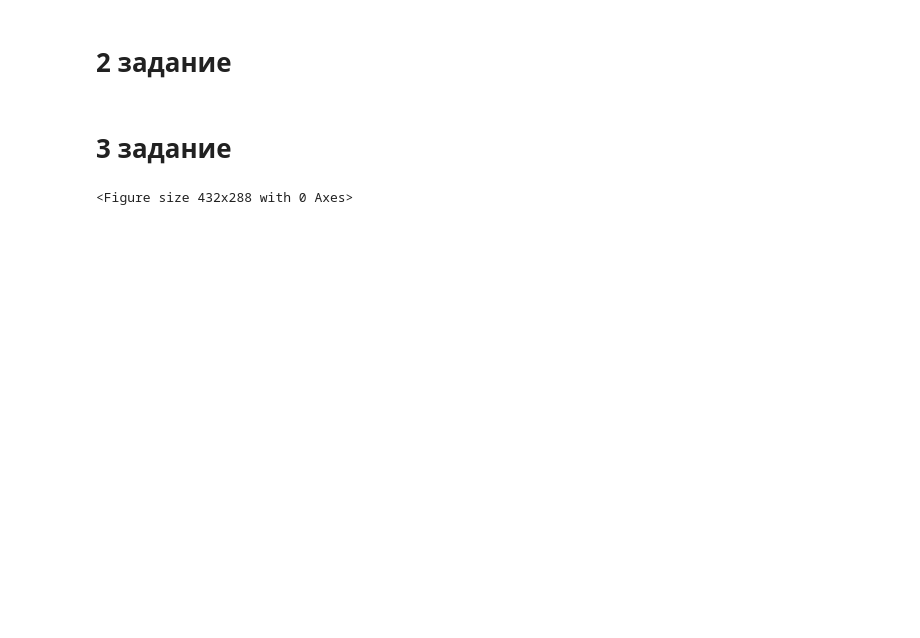
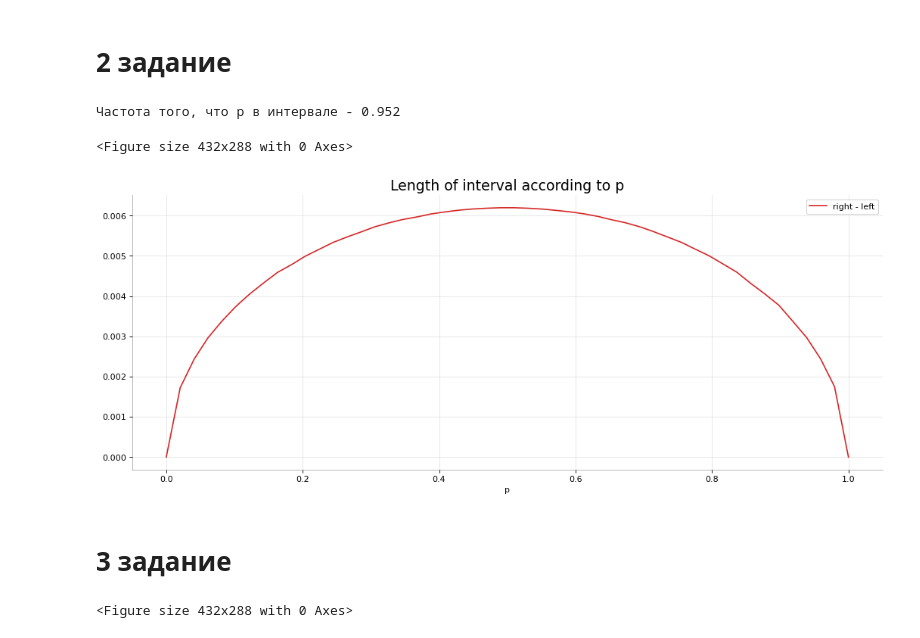
Before and after one commit to Hlibisev/statistics_course, a Jupyter notebook: MHW1.ipynb, the cells around one changed output. Cells and saved outputs as stored; diff of their text form; code cells hidden in the pictures; blank space fills up the shorter version.

```diff
--- a/MHW1.ipynb
+++ b/MHW1.ipynb
@@ -58,5 +60,48 @@ plot("P(|teta_n - teta| < epsilon)", prob[3:], cheb[3:],
 # %% [markdown]
 # 2 задание
+# %%
+from scipy.stats import norm, binom
+
+def confidence_interval(X, gamma, m = None):
+    if m is None:
+        # Посчитаем m с помощью метода моментов
+        m = X.mean() / (1 - X.var() / X.mean())
+
+    freq = X.mean() / m
+    border = norm.ppf((1 + gamma) / 2) * np.sqrt(freq * (1 - freq)) / np.sqrt(len(X) * m)
+    return freq - border, freq + border
+
+# Сгенерируем выборку
+m, p = 1000, 0.3
+gamma = 0.95
+n = 100
+num_samples = 1000
+X = binom(m, p).rvs(n)
+
+# Считаем частоту попадания в доверительный интервал
+count = 0
+for i in tqdm.tqdm(range(num_samples)):
+    X = binom(m, p).rvs(n)
+    left, right = confidence_interval(X, gamma, m)
+    if left <= p <= right:
+        count += 1
+
+print(f"Частота того, что p в интервале - {count / num_samples}")
+# %% [output]
+Частота того, что p в интервале - 0.952
+# %%
+# Cмотрим на длину доверительного интервала при разных p
+all_p = np.linspace(0, 1)
+lengths = []
+for p in all_p:
+    X = binom(m, p).rvs(n)
+    left, right = confidence_interval(X, gamma, m)
+    lengths.append(right - left)
+
+plot(f"Length of interval according to p", y = lengths, x = all_p, xlabel="p", label1="right - left")
+# %% [output]
+<Figure size 432x288 with 0 Axes>
+[figure, added]
 # %% [markdown]
 # 3 задание
 # %%
```
Also changed, not shown: parts of 5 cells of this notebook, 1 other file.
